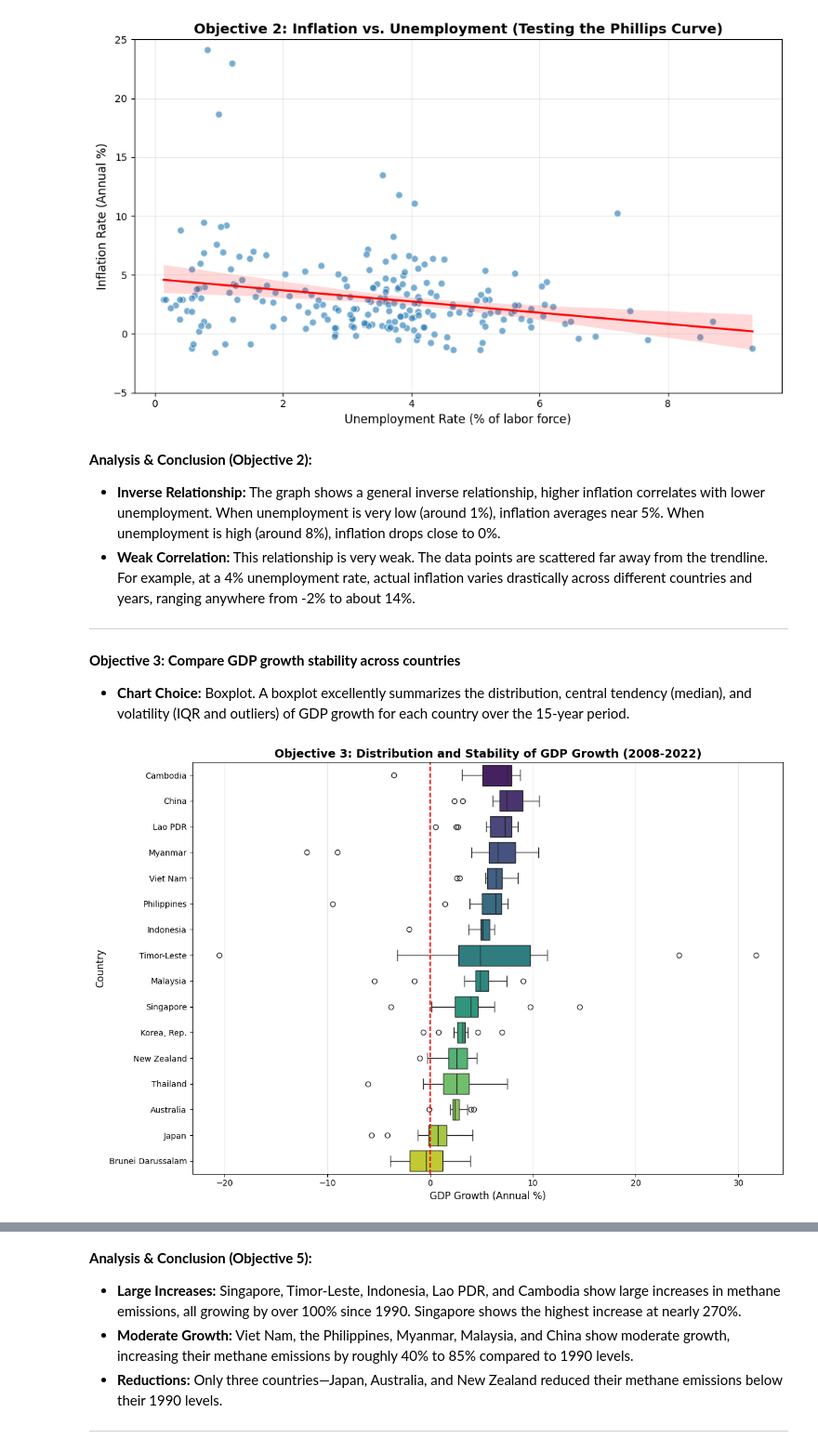
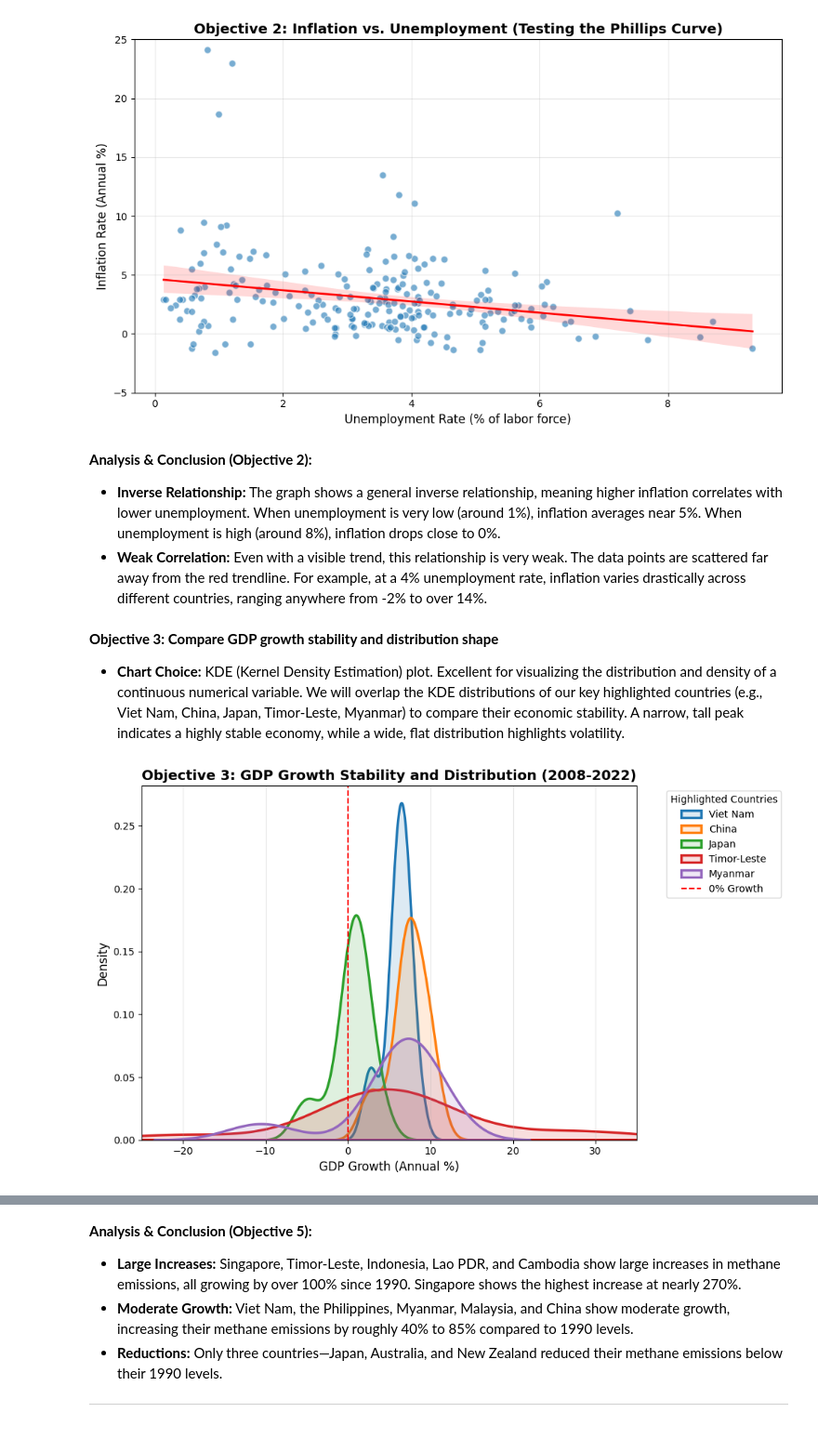
Before and after one commit to ThomasdeCarpio/DV-Lab02, a Jupyter notebook: visualize.ipynb, the cells around one changed output, grey strips where cells are left out. Shown at 93% size. Saved outputs shown, nothing was run; the diff lists cells and outputs as text; code cells hidden in the pictures.

Commit message:
Fix some objectives, chart choice and implement code, analyze result. Add introduction / Reference and Acknownledgment

```diff
--- a/visualize.ipynb
+++ b/visualize.ipynb
@@ -448,35 +492,35 @@ plt.show()
 [figure]
 # %% [markdown]
 **Analysis & Conclusion (Objective 2):**
-* **Inverse Relationship:** The graph shows a general inverse relationship, higher inflation correlates with lower unemployment. When unemployment is very low (around 1%), inflation averages near 5%. When unemployment is high (around 8%), inflation drops close to 0%.
-* **Weak Correlation:** This relationship is very weak. The data points are scattered far away from the trendline. For example, at a 4% unemployment rate, actual inflation varies drastically across different countries and years, ranging anywhere from -2% to about 14%.
----
+* **Inverse Relationship:** The graph shows a general inverse relationship, meaning higher inflation correlates with lower unemployment. When unemployment is very low (around 1%), inflation averages near 5%. When unemployment is high (around 8%), inflation drops close to 0%.
+* **Weak Correlation:** Even with a visible trend, this relationship is very weak. The data points are scattered far away from the red trendline. For example, at a 4% unemployment rate, inflation varies drastically across different countries, ranging anywhere from -2% to over 14%.
 # %% [markdown]
-**Objective 3: Compare GDP growth stability across countries**
-*   **Chart Choice:** Boxplot. A boxplot excellently summarizes the distribution, central tendency (median), and volatility (IQR and outliers) of GDP growth for each country over the 15-year period.
+**Objective 3: Compare GDP growth stability and distribution shape**
+*   **Chart Choice:** KDE (Kernel Density Estimation) plot. Excellent for visualizing the distribution and density of a continuous numerical variable. We will overlap the KDE distributions of our key highlighted countries (e.g., Viet Nam, China, Japan, Timor-Leste, Myanmar) to compare their economic stability. A narrow, tall peak indicates a highly stable economy, while a wide, flat distribution highlights volatility.
 # %%
 # Objective 3 Code
-plt.figure(figsize=(12, 8))
+plt.figure(figsize=(10, 6))
 
-# Calculate median GDP growth per country for sorting
-median_gdp = pivot_df.groupby('Country Name')['GDP growth (annual %)'].median().sort_values(ascending=False)
+highlight_countries = ['Viet Nam', 'China', 'Japan', 'Timor-Leste', 'Myanmar']
+palette = sns.color_palette("tab10", len(highlight_countries))
 
-# Boxplot sorted by median
-sns.boxplot(data=pivot_df,
-            x='GDP growth (annual %)',
-            y='Country Name',
-            order=median_gdp.index,
-            palette='viridis')
+# Plot Histogram and KDE for highlighted countries
+for idx, country in enumerate(highlight_countries):
+    country_data = pivot_df[pivot_df['Country Name'] == country]
+    sns.kdeplot(data=country_data, x='GDP growth (annual %)',
+                color=palette[idx], label=country, linewidth=2.5, fill=True, alpha=0.15)
 
-plt.axvline(0, color='red', linestyle='--', linewidth=1.5) # 0% growth reference line
+plt.axvline(0, color='red', linestyle='--', linewidth=1.5, label='0% Growth')
 
-plt.title('Objective 3: Distribution and Stability of GDP Growth (2008-2022)', fontsize=14, fontweight='bold')
+plt.title('Objective 3: GDP Growth Stability and Distribution (2008-2022)', fontsize=14, fontweight='bold')
 plt.xlabel('GDP Growth (Annual %)', fontsize=12)
-plt.ylabel('Country', fontsize=12)
+plt.ylabel('Density', fontsize=12)
+plt.legend(title='Highlighted Countries', bbox_to_anchor=(1.05, 1), loc='upper left')
 plt.grid(axis='x', alpha=0.3)
+plt.xlim(-25, 35) # Based on previous data limits for readability
 plt.tight_layout()
 plt.show()
 # %% [output]
-[figure, old version]
+[figure, new version]
 # %% [markdown]
 **Analysis & Conclusion (Objective 3):**
```
Also changed, not shown: parts of 51 cells of this notebook.
